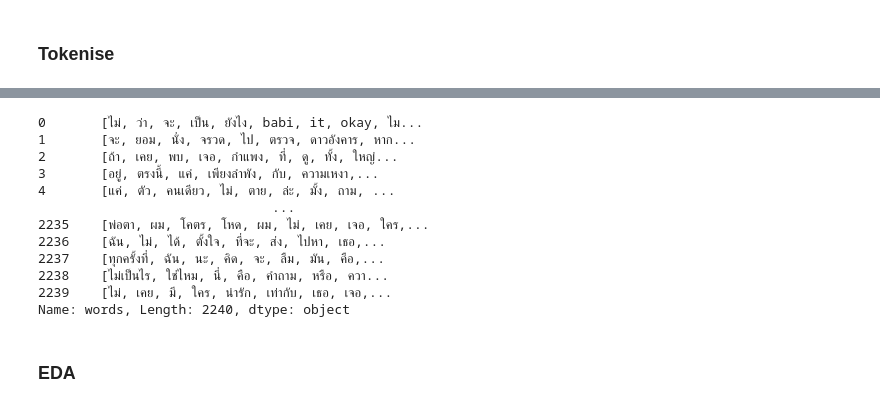
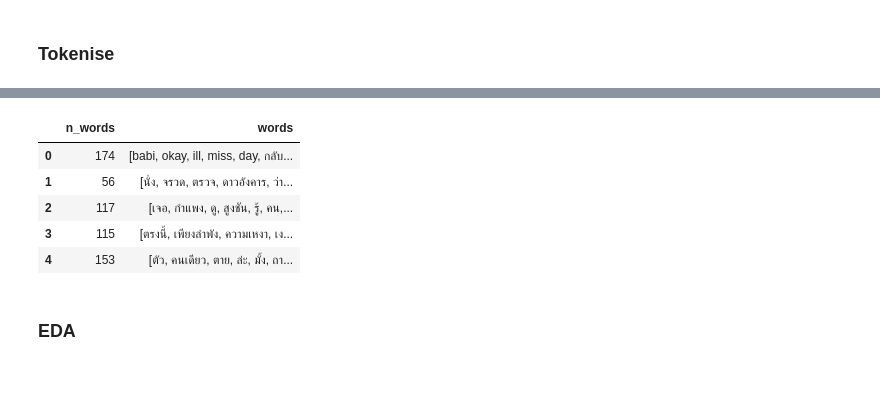
Before and after one commit to BFF-Pattern/Thai-Artist-Classification-by-Song-Lyrics, a Jupyter notebook: models/new_logisticmodel/data_preparation.ipynb, the cells around one changed output, grey strips where cells are left out. Drawn from its saved outputs; the diff is of its cells as text; code cells hidden in the pictures; blank space fills up the shorter version.

```diff
--- a/models/new_logisticmodel/data_preparation.ipynb
+++ b/models/new_logisticmodel/data_preparation.ipynb
@@ -225,15 +106,9 @@ song_df[['lyric','words']].tail()
 # %%
-song_df['words']
+song_df[['n_words','words']].head()
 # %% [output]
-0       [ไม่, ว่า, จะ, เป็น, ยังไง, babi, it, okay, ไม...
-1       [จะ, ยอม, นั่ง, จรวด, ไป, ตรวจ, ดาวอังคาร, หาก...
-2       [ถ้า, เคย, พบ, เจอ, กำแพง, ที่, ดู, ทั้ง, ใหญ่...
-3       [อยู่, ตรงนี้, แค่, เพียงลำพัง, กับ, ความเหงา,...
-4       [แค่, ตัว, คนเดียว, ไม่, ตาย, ล่ะ, มั้ง, ถาม, ...
-                              ...
-2235    [พ่อตา, ผม, โคตร, โหด, ผม, ไม่, เคย, เจอ, ใคร,...
-2236    [ฉัน, ไม่, ได้, ตั้งใจ, ที่จะ, ส่ง, ไปหา, เธอ,...
-2237    [ทุกครั้งที่, ฉัน, นะ, คิด, จะ, ลืม, มัน, คือ,...
-2238    [ไม่เป็นไร, ใช่ไหม, นี่, คือ, คำถาม, หรือ, ควา...
-2239    [ไม่, เคย, มี, ใคร, น่ารัก, เท่ากับ, เธอ, เจอ,...
-Name: words, Length: 2240, dtype: object
+|  | n_words | words |
+| 0 | 174 | [babi, okay, ill, miss, day, กลับ... |
+| 1 | 56 | [นั่ง, จรวด, ตรวจ, ดาวอังคาร, ว่า... |
+| 2 | 117 | [เจอ, กำแพง, ดู, สูงชัน, รู้, คน,... |
+| 3 | 115 | [ตรงนี้, เพียงลำพัง, ความเหงา, เง... |
+| 4 | 153 | [ตัว, คนเดียว, ตาย, ล่ะ, มั้ง, ถา... |
```
Also changed, not shown: parts of 22 cells of this notebook, 3 other files.
